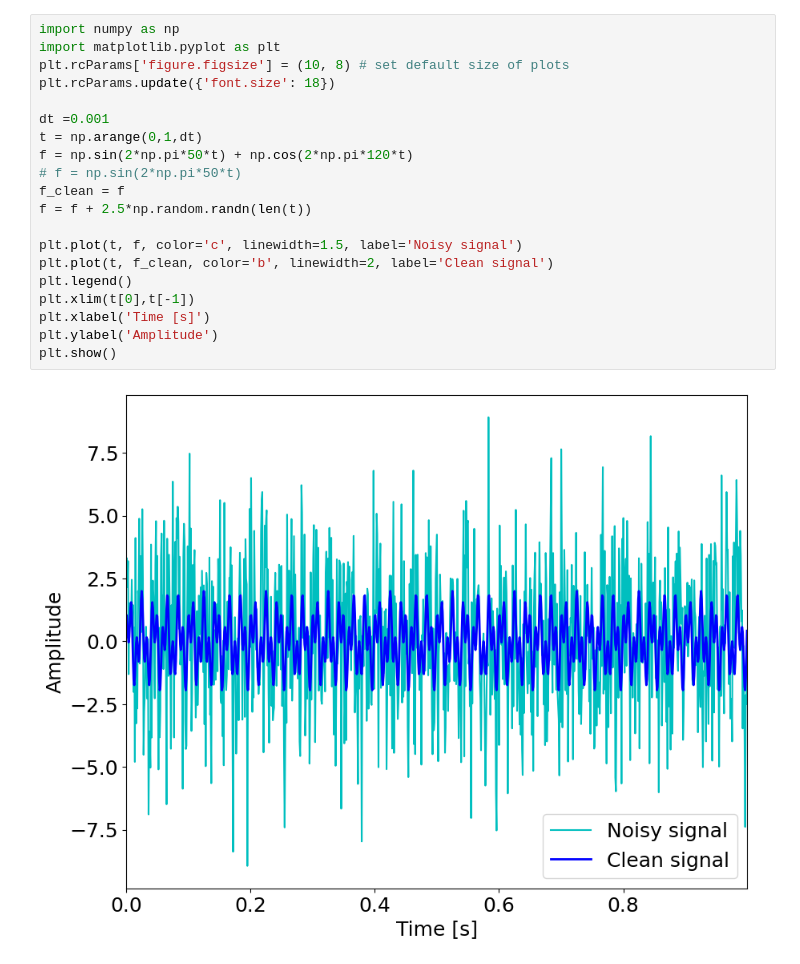
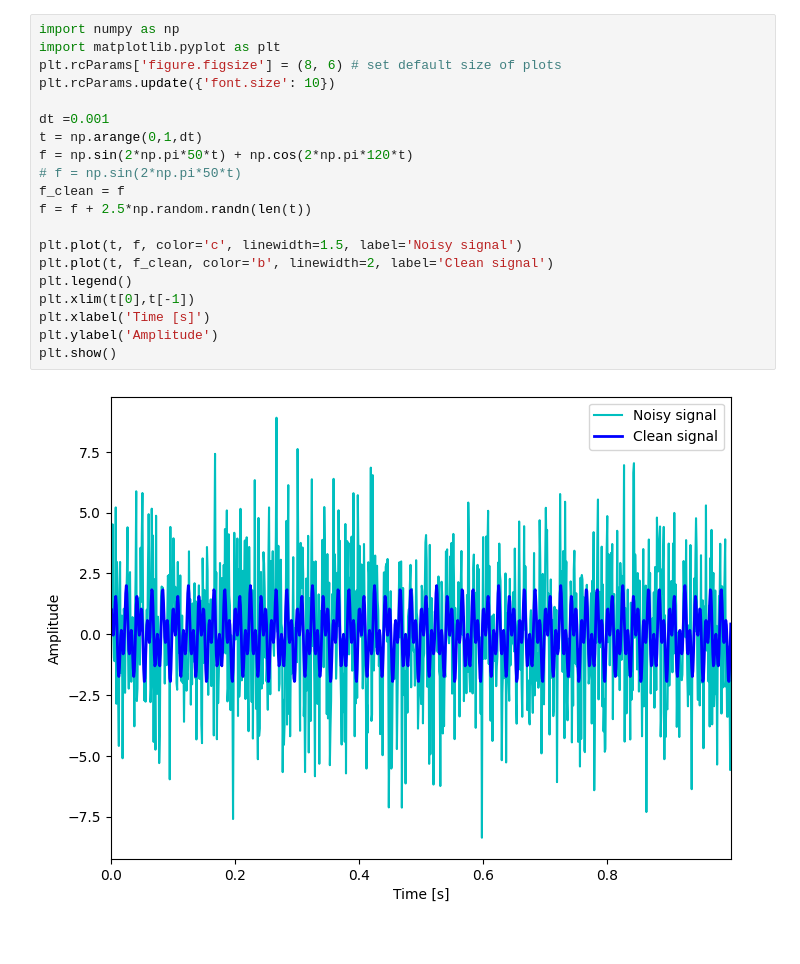
Before and after one commit to Jaseelkt007/Signal_processing, a Jupyter notebook: Denoising_using_FFT.ipynb, the cells around one changed output. Drawn from its saved outputs; the diff is of its cells as text.

```diff
--- a/Denoising_using_FFT.ipynb
+++ b/Denoising_using_FFT.ipynb
@@ -3,23 +3,23 @@
 # %%
 import numpy as np
 import matplotlib.pyplot as plt
-plt.rcParams['figure.figsize'] = (10, 8) # set default size of plots
-plt.rcParams.update({'font.size': 18})
+plt.rcParams['figure.figsize'] = (8, 6) # set default size of plots
+plt.rcParams.update({'font.size': 10})
 
 dt =0.001
 t = np.arange(0,1,dt)
 f = np.sin(2*np.pi*50*t) + np.cos(2*np.pi*120*t)
 # f = np.sin(2*np.pi*50*t)
 f_clean = f
 f = f + 2.5*np.random.randn(len(t))
 
 plt.plot(t, f, color='c', linewidth=1.5, label='Noisy signal')
 plt.plot(t, f_clean, color='b', linewidth=2, label='Clean signal')
 plt.legend()
 plt.xlim(t[0],t[-1])
 plt.xlabel('Time [s]')
 plt.ylabel('Amplitude')
 plt.show()
 # %% [output]
-[figure, old version]
+[figure, new version]
 # %%
```
Also changed, not shown: parts of 2 cells of this notebook.
